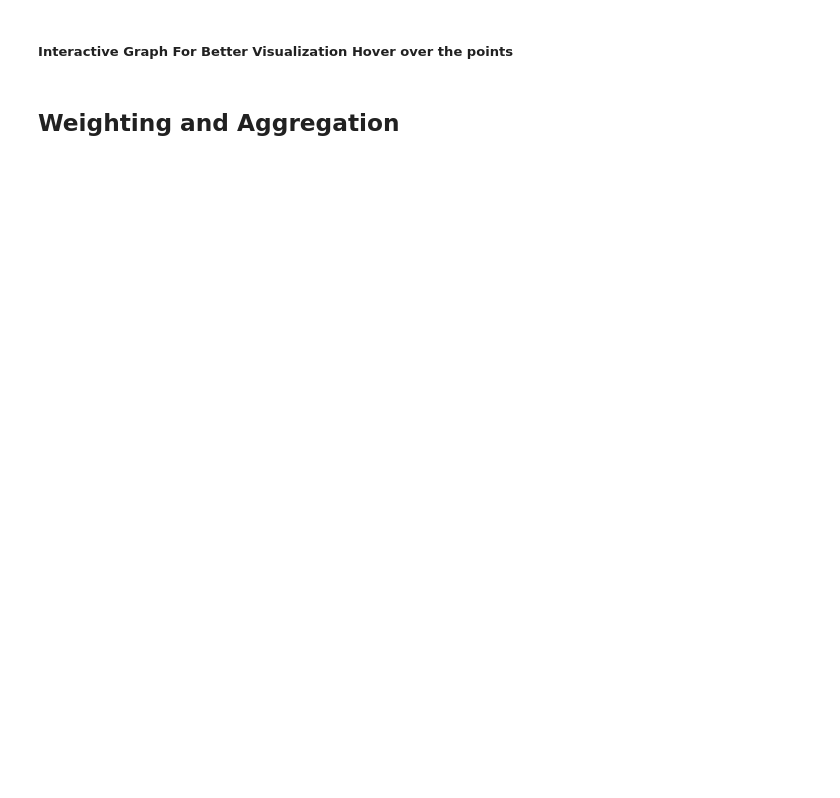
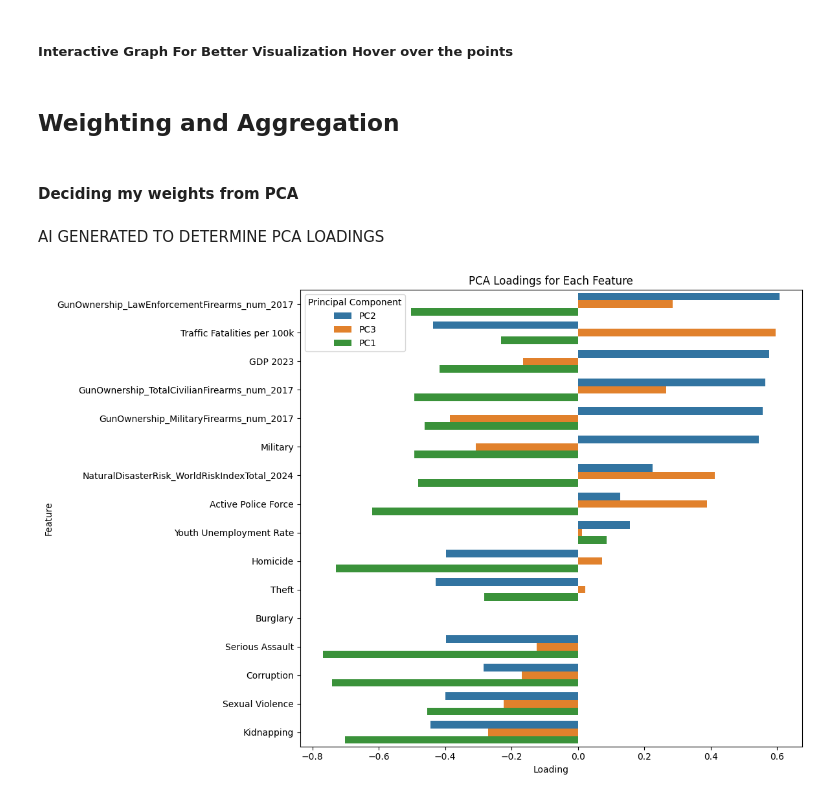
Before and after one commit to JasNjoku/Data-Analysis-CA, a Jupyter notebook: index_building.ipynb, the cells around one changed output. Drawn from its saved outputs; the diff is of its cells as text; code cells hidden in the pictures; blank space fills up the shorter version.

```diff
--- a/index_building.ipynb
+++ b/index_building.ipynb
@@ -810,3 +810,25 @@ fig.update_layout(
 fig.show()
 # %% [markdown]
 ## Weighting and Aggregation
+# %% [markdown]
+#### Deciding my weights from PCA
+# %% [markdown]
+AI GENERATED TO DETERMINE PCA LOADINGS
+# %%
+pca_loadings = pca.components_.T * np.sqrt(pca.explained_variance_)
+pca_loadings_df = pd.DataFrame(pca_loadings, columns=[f'PC{i+1}' for i in range(pca.n_components_)], index=df_features.columns)
+pca_loadings_df = pca_loadings_df.reset_index()
+pca_loadings_df.columns = ['Feature'] + [f'PC{i+1}' for i in range(pca.n_components_)]
+pca_loadings_df = pca_loadings_df.melt(id_vars='Feature', var_name='Principal Component', value_name='Loading')
+pca_loadings_df = pca_loadings_df.sort_values(by='Loading', ascending=False)
+
+plt.figure(figsize=(12, 8))
+sns.barplot(data=pca_loadings_df, x='Loading', y='Feature', hue='Principal Component', dodge=True)
+plt.title('PCA Loadings for Each Feature')
+plt.xlabel('Loading')
+plt.ylabel('Feature')
+plt.legend(title='Principal Component')
+plt.tight_layout()
+plt.show()
+# %% [output]
+[figure, added]
```
Also changed, not shown: parts of 8 cells of this notebook, 2 other files.
